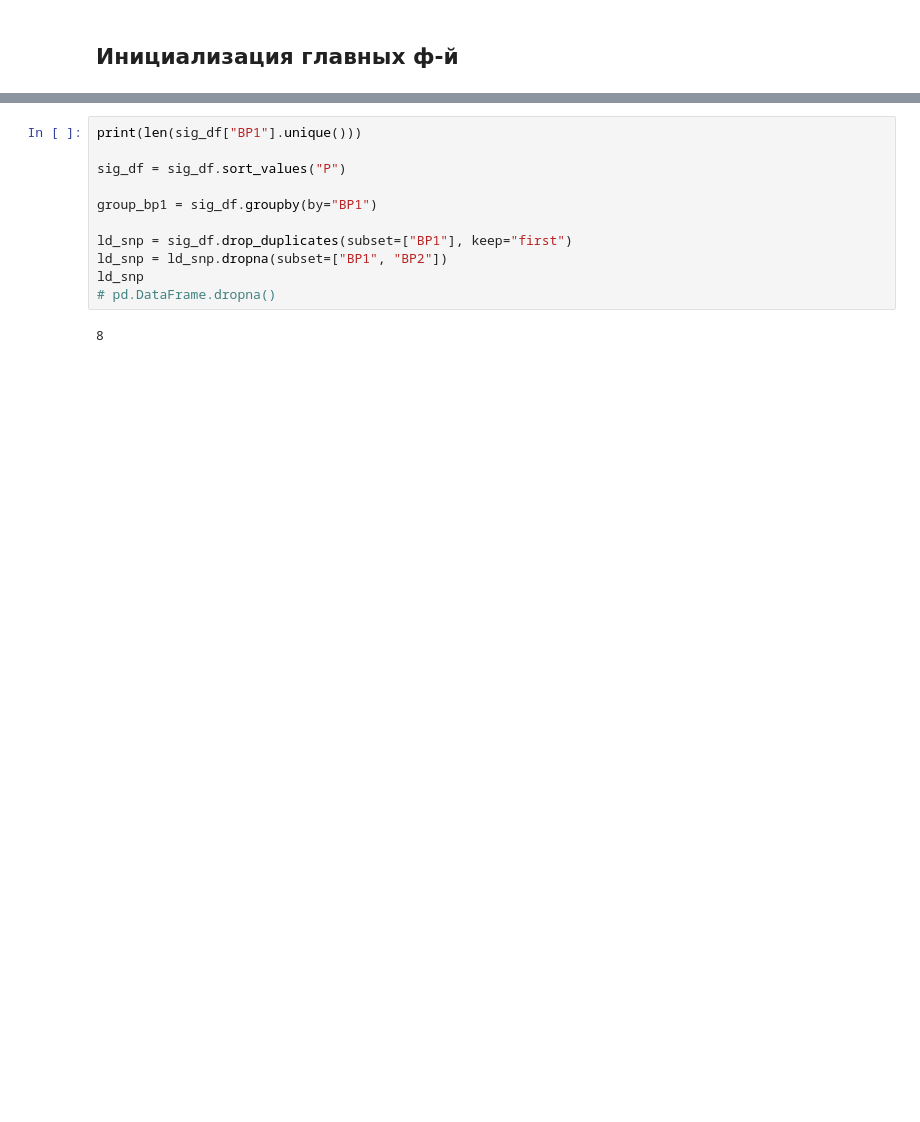
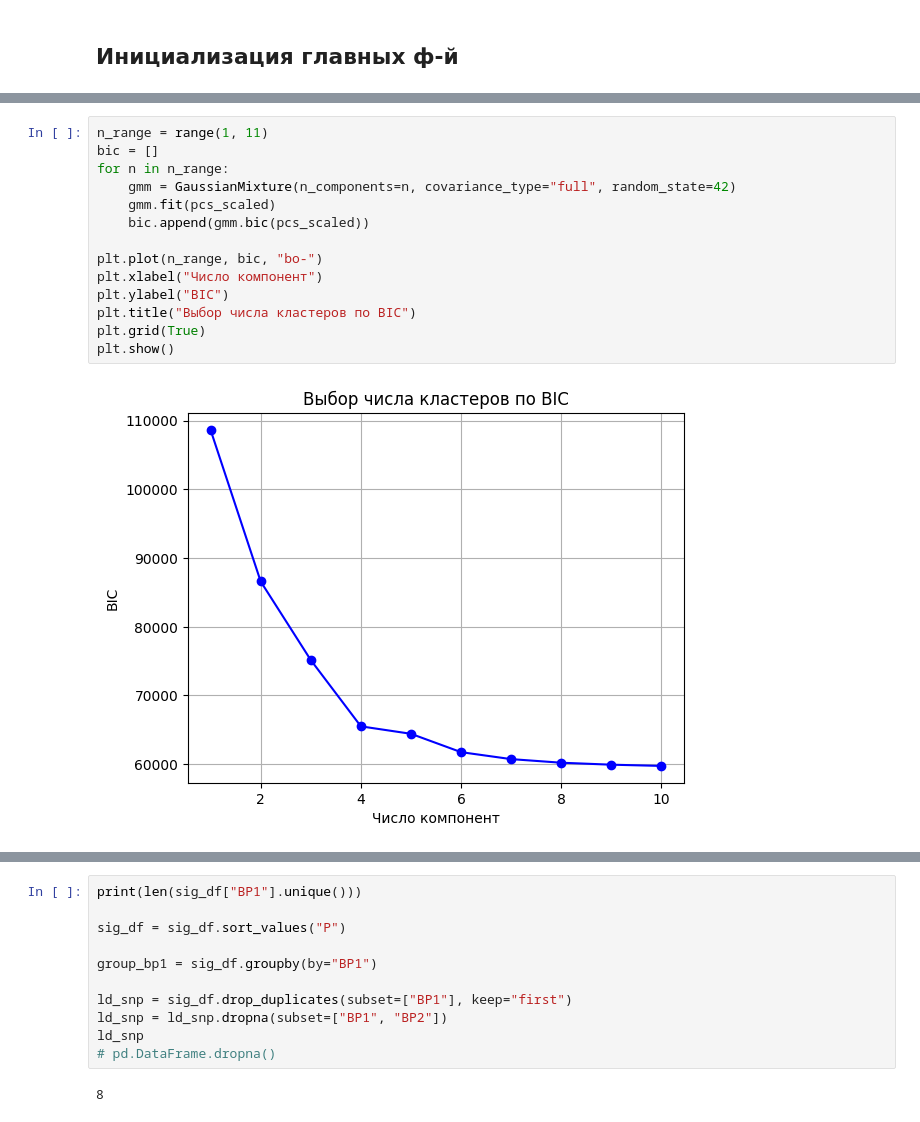
Before and after one commit to denis-ermolaev/bulls-pipeline, a Jupyter notebook: notebooks/analysis.ipynb, the cells around one changed output, grey strips where cells are left out. Drawn from its saved outputs; the diff is of its cells as text; blank space fills up the shorter version.

```diff
--- a/notebooks/analysis.ipynb
+++ b/notebooks/analysis.ipynb
@@ -228,0 +324,16 @@ plt.show()
+# %%
+n_range = range(1, 11)
+bic = []
+for n in n_range:
+    gmm = GaussianMixture(n_components=n, covariance_type="full", random_state=42)
+    gmm.fit(pcs_scaled)
+    bic.append(gmm.bic(pcs_scaled))
+
+plt.plot(n_range, bic, "bo-")
+plt.xlabel("Число компонент")
+plt.ylabel("BIC")
+plt.title("Выбор числа кластеров по BIC")
+plt.grid(True)
+plt.show()
+# %% [output]
+[figure, added]
```
Also changed, not shown: parts of 47 cells of this notebook, 6 other files.
